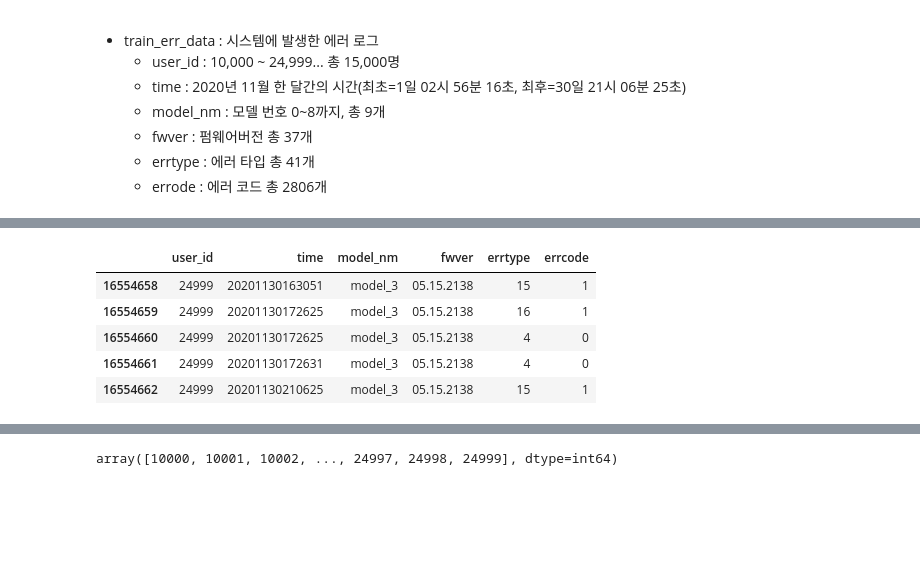
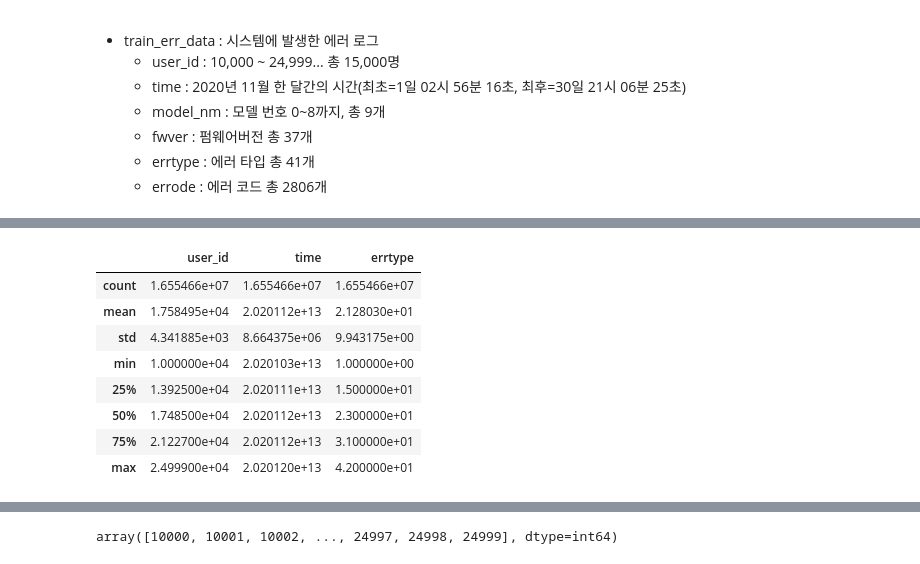
Before and after one commit to HandeulLy/Dacon, a Jupyter notebook: 6_LG_AUC/eda.ipynb, the cells around one changed output, grey strips where cells are left out. Drawn from its saved outputs; the diff is of its cells as text; code cells hidden in the pictures; blank space fills up the shorter version.

```diff
--- a/6_LG_AUC/eda.ipynb
+++ b/6_LG_AUC/eda.ipynb
@@ -53,9 +63,12 @@ train_err.head()
 # %%
-train_err.tail()
+train_err.describe()
 # %% [output]
-|  | user_id | time | model_nm | fwver | errtype | errcode |
-| 16554658 | 24999 | 20201130163051 | model_3 | 05.15.2138 | 15 | 1 |
-| 16554659 | 24999 | 20201130172625 | model_3 | 05.15.2138 | 16 | 1 |
-| 16554660 | 24999 | 20201130172625 | model_3 | 05.15.2138 | 4 | 0 |
-| 16554661 | 24999 | 20201130172631 | model_3 | 05.15.2138 | 4 | 0 |
-| 16554662 | 24999 | 20201130210625 | model_3 | 05.15.2138 | 15 | 1 |
+|  | user_id | time | errtype |
+| count | 1.655466e+07 | 1.655466e+07 | 1.655466e+07 |
+| mean | 1.758495e+04 | 2.020112e+13 | 2.128030e+01 |
+| std | 4.341885e+03 | 8.664375e+06 | 9.943175e+00 |
+| min | 1.000000e+04 | 2.020103e+13 | 1.000000e+00 |
+| 25% | 1.392500e+04 | 2.020111e+13 | 1.500000e+01 |
+| 50% | 1.748500e+04 | 2.020112e+13 | 2.300000e+01 |
+| 75% | 2.122700e+04 | 2.020112e+13 | 3.100000e+01 |
+| max | 2.499900e+04 | 2.020120e+13 | 4.200000e+01 |
```
Also changed, not shown: parts of 14 cells of this notebook, 1 other file.
